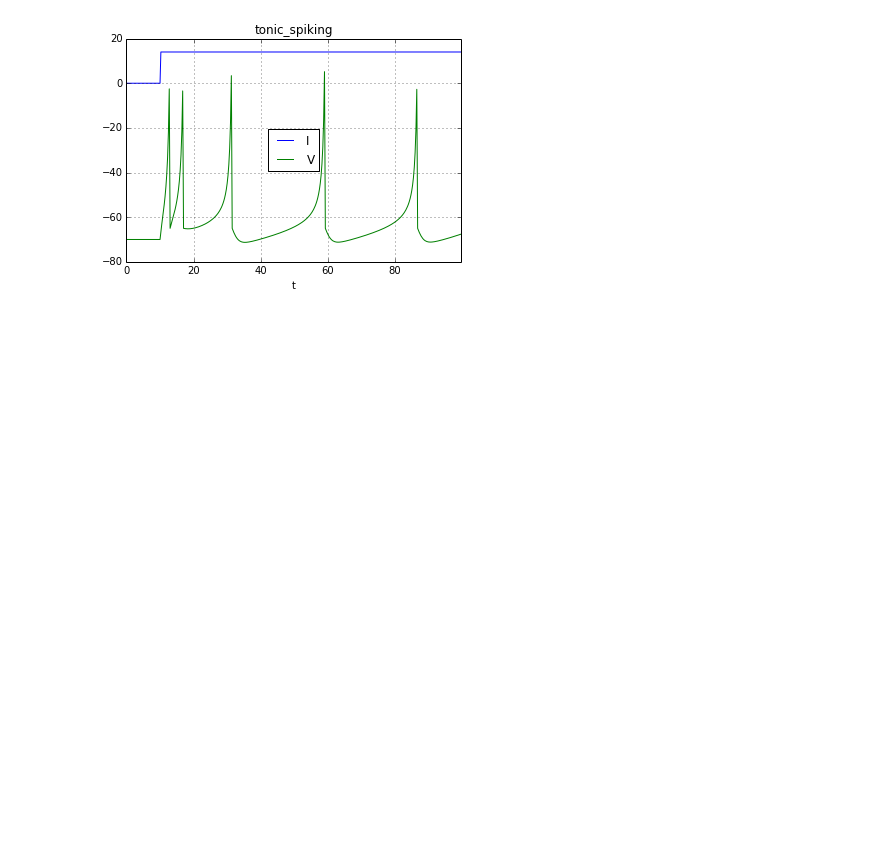
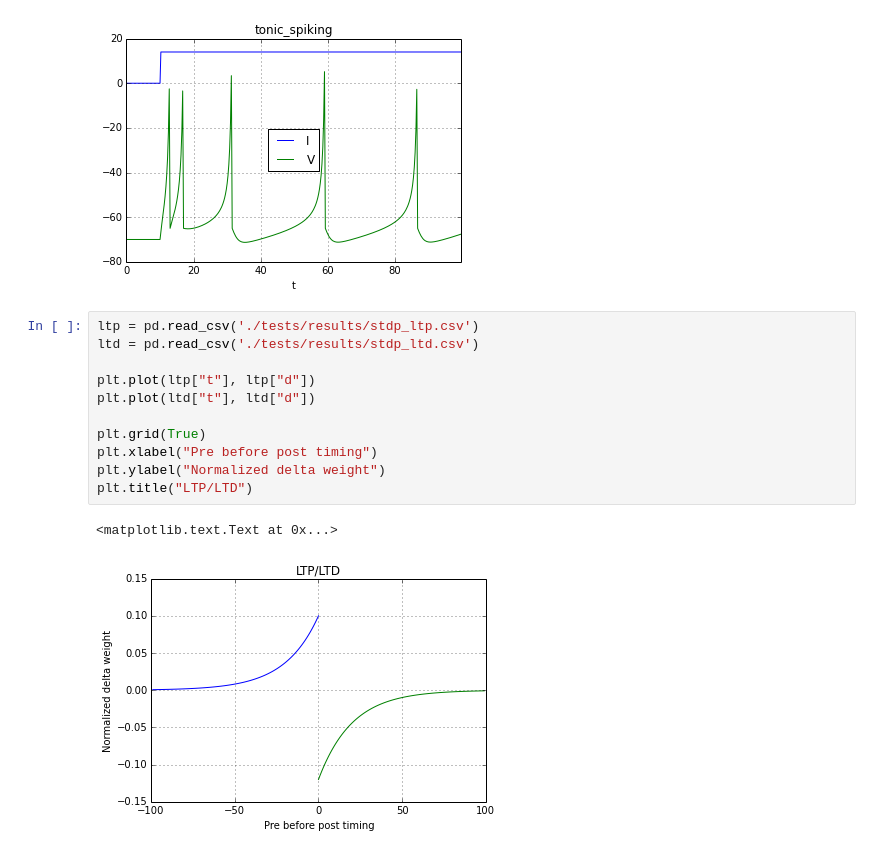
Before and after one commit to fomorians/neural-rs, a Jupyter notebook: Neural.ipynb, the cells around one changed output. Drawn from its saved outputs; the diff is of its cells as text; blank space fills up the shorter version.

Commit message:
Adding tests for synapses and fixing up for rust

```diff
--- a/Neural.ipynb
+++ b/Neural.ipynb
@@ -93,3 +93,17 @@ plot_neuron("tonic_bursting")
 plot_neuron("tonic_spiking")
 # %% [output]
 [figure]
+# %%
+ltp = pd.read_csv('./tests/results/stdp_ltp.csv')
+ltd = pd.read_csv('./tests/results/stdp_ltd.csv')
+
+plt.plot(ltp["t"], ltp["d"])
+plt.plot(ltd["t"], ltd["d"])
+
+plt.grid(True)
+plt.xlabel("Pre before post timing")
+plt.ylabel("Normalized delta weight")
+plt.title("LTP/LTD")
+# %% [output]
+<matplotlib.text.Text at 0x...>
+[figure, added]
```
Also changed, not shown: 10 other files.
